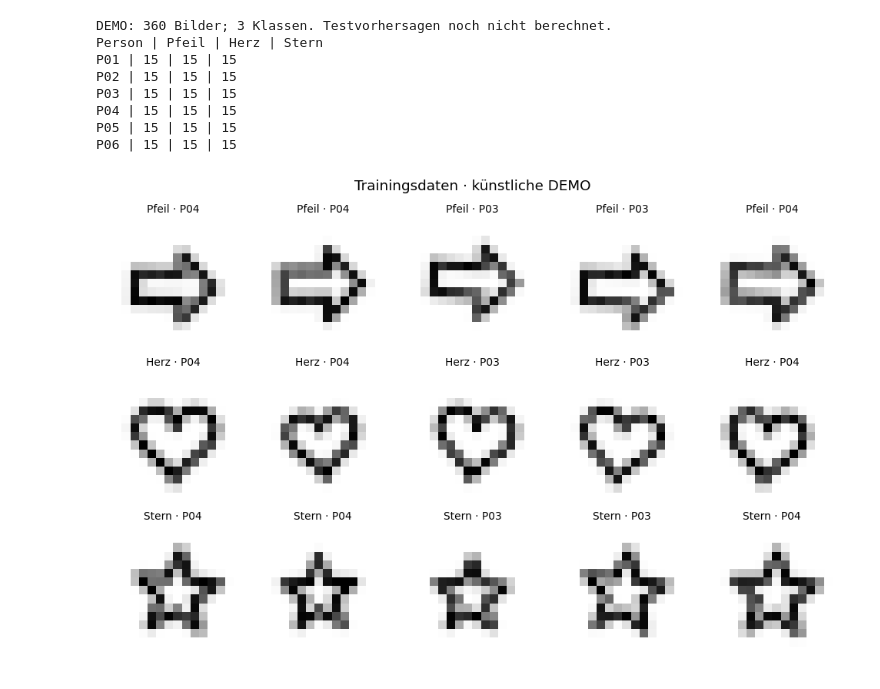
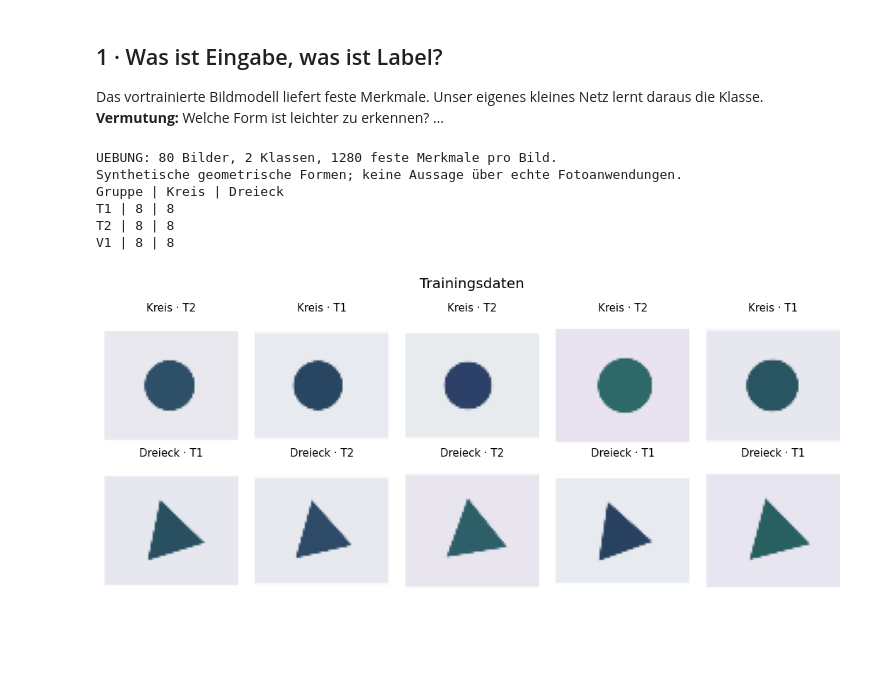
Before and after one commit to fachschaft-informatik-kst/ki-unterricht, a Jupyter notebook: content/ki_projekt/ki_lernlabor.ipynb, the cells around one changed output. Drawn from its saved outputs; the diff is of its cells as text; code cells hidden in the pictures; blank space fills up the shorter version.

Commit message:
Vereinfache KI-Pflichtweg: NIM, kurze Notebooks und 80-Foto-Tandemprojekt

```diff
--- a/content/ki_projekt/ki_lernlabor.ipynb
+++ b/content/ki_projekt/ki_lernlabor.ipynb
@@ -35,13 +18,15 @@ Werkzeuge bereit: 3.0
+# %% [markdown]
+## 1 · Was ist Eingabe, was ist Label?
+Das vortrainierte Bildmodell liefert feste Merkmale. Unser eigenes kleines Netz lernt daraus die Klasse.
+**Vermutung:** Welche Form ist leichter zu erkennen? …
 # %%
-daten = ki.daten_laden()
+daten = foto.projekt_laden()
 ki.daten_ansehen(daten)
 # %% [output]
-DEMO: 360 Bilder; 3 Klassen. Testvorhersagen noch nicht berechnet.
-Person | Pfeil | Herz | Stern
-P01 | 15 | 15 | 15
-P02 | 15 | 15 | 15
-P03 | 15 | 15 | 15
-P04 | 15 | 15 | 15
-P05 | 15 | 15 | 15
-P06 | 15 | 15 | 15
+UEBUNG: 80 Bilder, 2 Klassen, 1280 feste Merkmale pro Bild.
+Synthetische geometrische Formen; keine Aussage über echte Fotoanwendungen.
+Gruppe | Kreis | Dreieck
+T1 | 8 | 8
+T2 | 8 | 8
+V1 | 8 | 8
-[figure, old version]
+[figure, new version]
```
Also changed, not shown: parts of 14 cells of this notebook, 36 other files.
